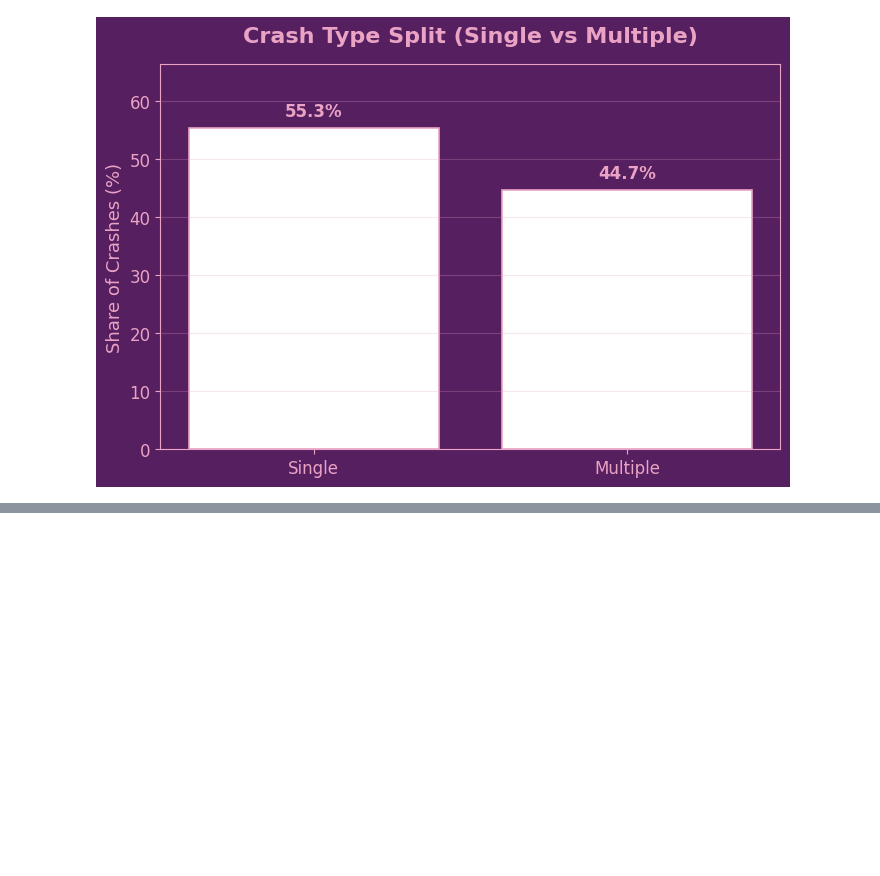
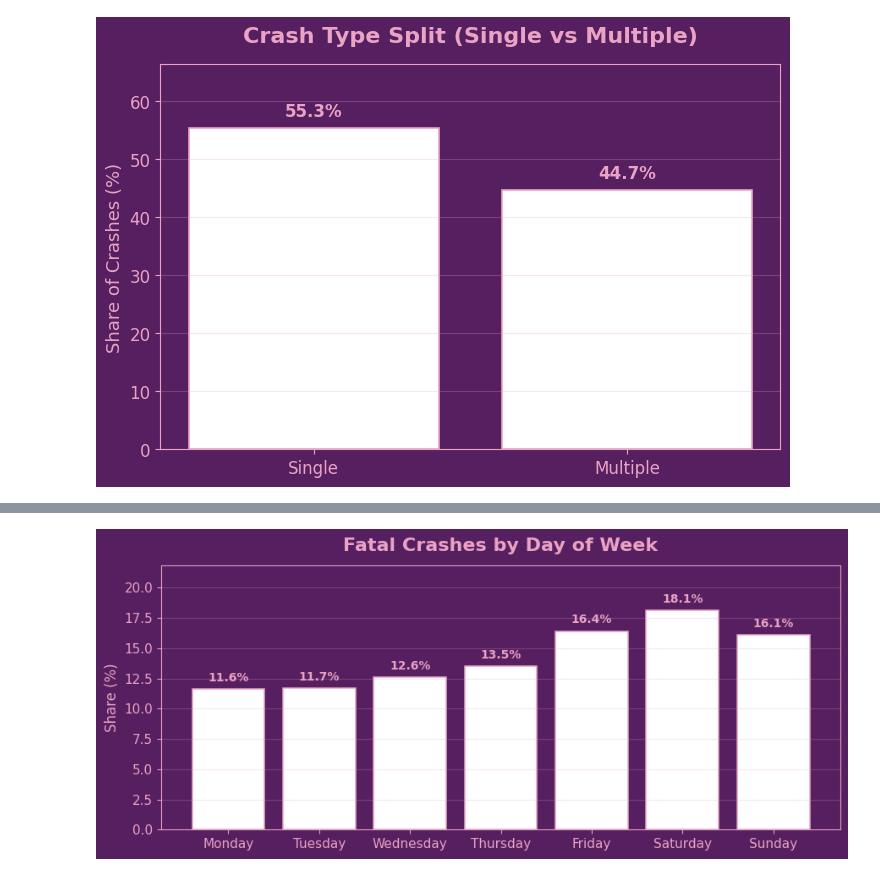
Before and after one commit to NoorullahMuhammadKhan/Noorullah-Khan-Github-Repository, a Jupyter notebook: Scyne Advisory Interview/Traffic Investigation Scyne Advisory.ipynb, the cells around one changed output, grey strips where cells are left out. Drawn from its saved outputs; the diff is of its cells as text; code cells hidden in the pictures; blank space fills up the shorter version.

```diff
--- a/Scyne Advisory Interview/Traffic Investigation Scyne Advisory.ipynb
+++ b/Scyne Advisory Interview/Traffic Investigation Scyne Advisory.ipynb
@@ -1518,0 +1549,27 @@ plt.tight_layout(); plt.show()
+# %%
+import pandas as pd
+import matplotlib.pyplot as plt
+
+BG, AXIS, BAR = "#561f60", "#eaa3c4", "white"
+order = ["Monday","Tuesday","Wednesday","Thursday","Friday","Saturday","Sunday"]
+
+days = (df["Dayweek"].value_counts()
+          .reindex(order, fill_value=0))
+perc = (days / days.sum() * 100).round(1)
+
+fig, ax = plt.subplots(figsize=(9,4))
+ax.set_facecolor(BG); fig.patch.set_facecolor(BG)
+
+bars = ax.bar(order, perc.values, color=BAR, edgecolor=AXIS, linewidth=1.1)
+ax.set_title("Fatal Crashes by Day of Week", color=AXIS, fontsize=16, weight="bold", pad=12)
+ax.set_ylabel("Share (%)", color=AXIS, fontsize=12); ax.set_xlabel("", color=AXIS)
+ax.tick_params(colors=AXIS, labelsize=11, rotation=0); [sp.set_color(AXIS) for sp in ax.spines.values()]
+ax.grid(axis="y", color=AXIS, alpha=0.25)
+
+ymax = perc.max()*1.18 + 0.5
+ax.set_ylim(0, ymax)
+for r, p in zip(bars, perc.values):
+    ax.text(r.get_x()+r.get_width()/2, r.get_height()+ymax*0.02, f"{p:.1f}%", ha="center", va="bottom", color=AXIS, fontsize=10, weight="bold")
+plt.tight_layout(); plt.show()
+# %% [output]
+[figure, added]
```
Also changed, not shown: parts of 4 cells of this notebook, 1 other file.
